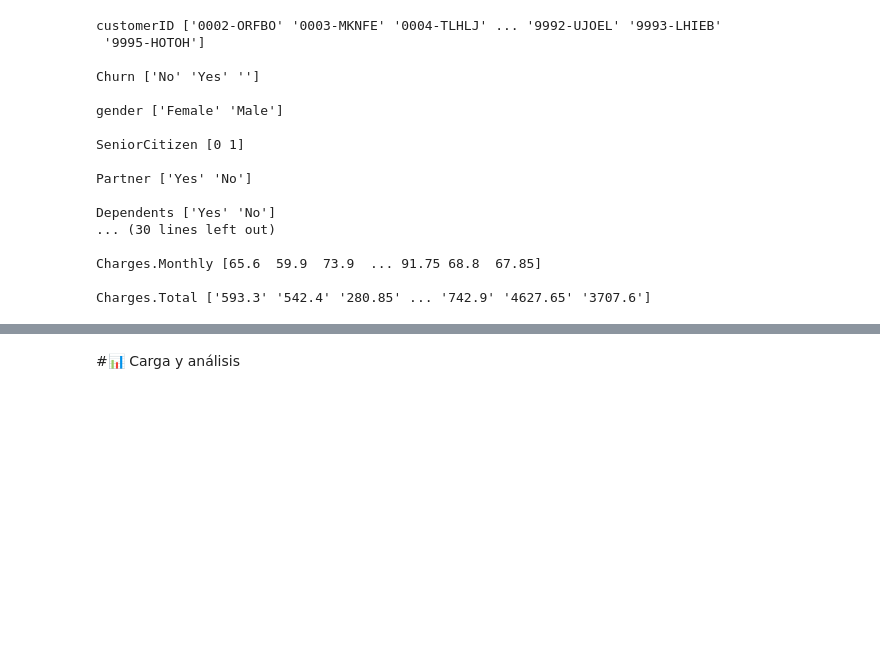
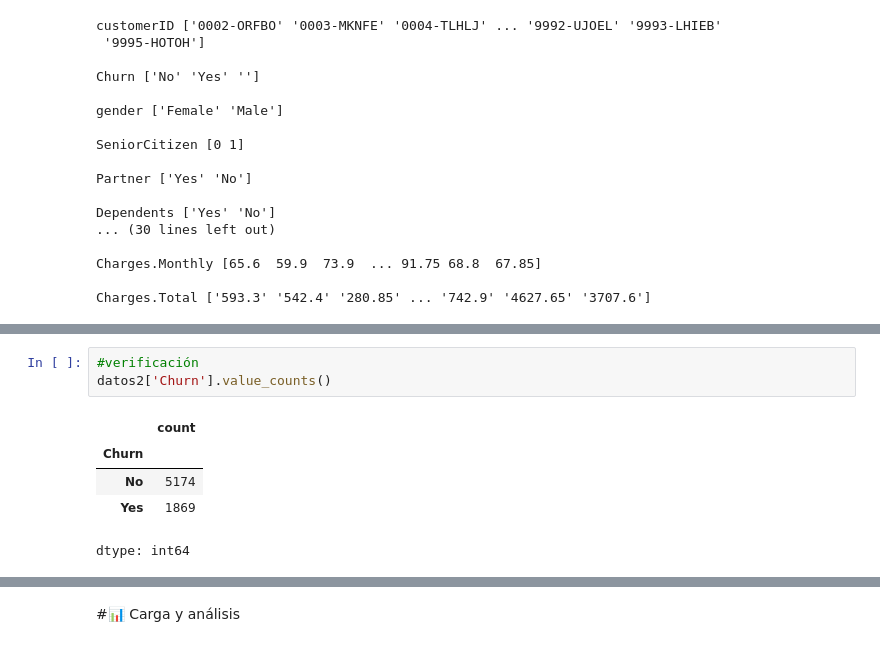
Before and after one commit to SilvanaCicchitti/challenge_telecom, a Jupyter notebook: TelecomX_LATAM.ipynb, the cells around one changed output, grey strips where cells are left out. Cells and saved outputs as stored; diff of their text form; blank space fills up the shorter version.

```diff
--- a/TelecomX_LATAM.ipynb
+++ b/TelecomX_LATAM.ipynb
@@ -188,0 +228,9 @@ Charges.Total ['593.3' '542.4' '280.85' ... '742.9' '4627.65' '3707.6']
+# %%
+#verificación
+datos2['Churn'].value_counts()
+# %% [output]
+|  | count |
+| Churn |  |
+| No | 5174 |
+| Yes | 1869 |
+dtype: int64
```
Also changed, not shown: parts of 13 cells of this notebook.
